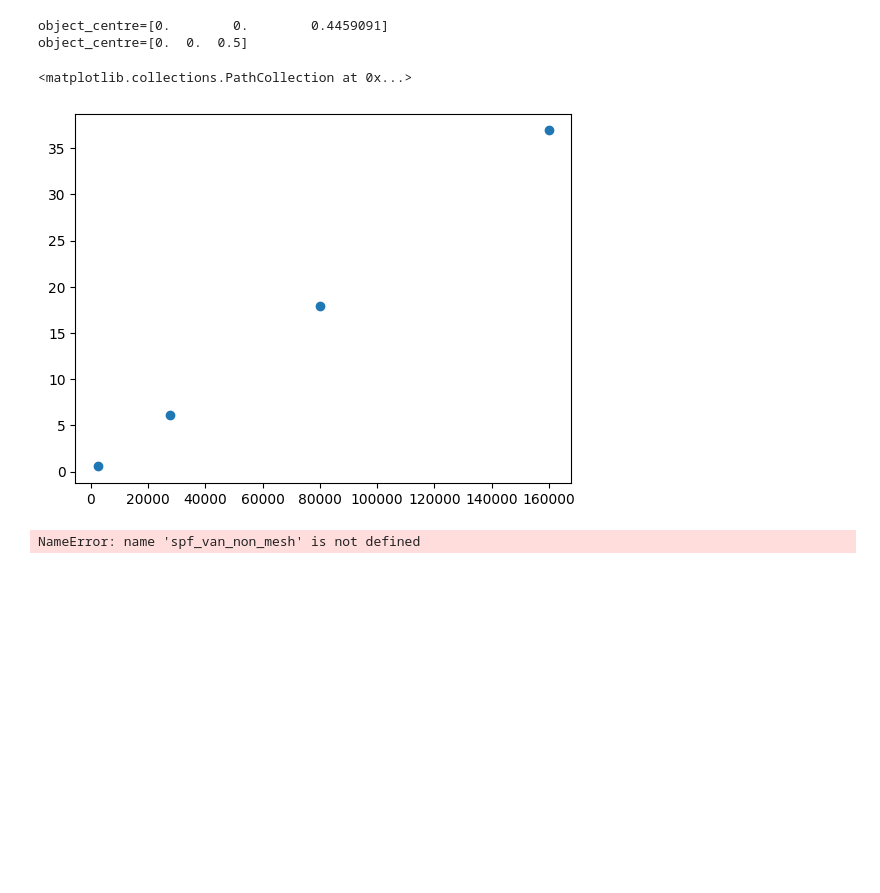
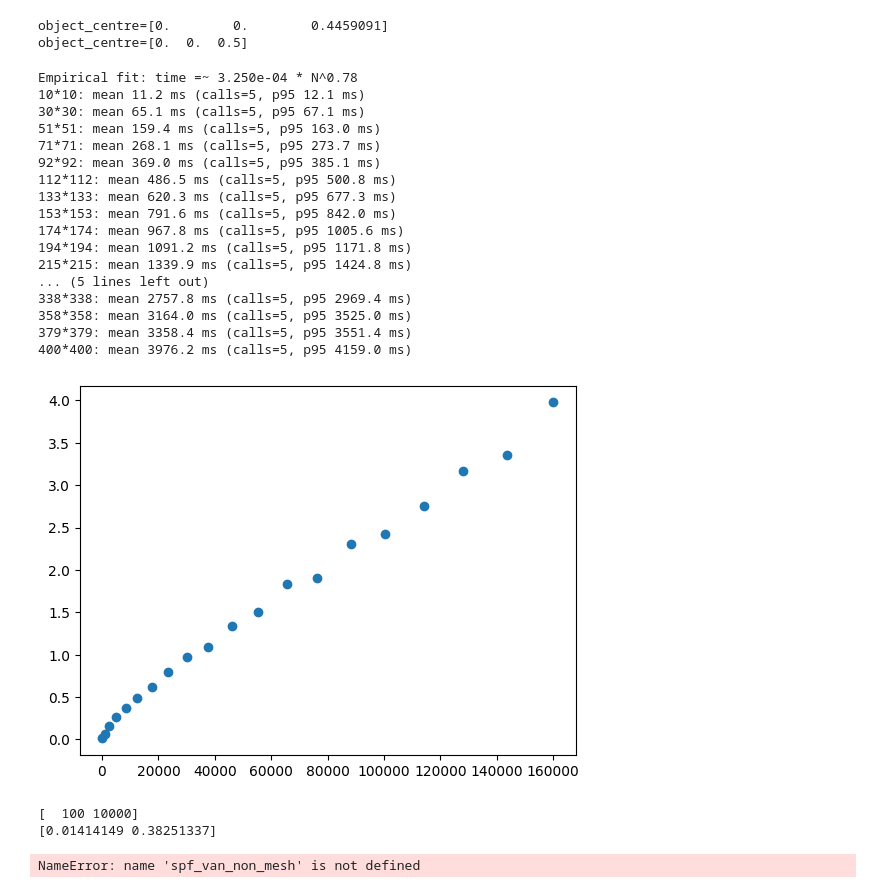
Before and after one commit to 10Electra/MSc-Project, a Jupyter notebook: notebooks/time_complexity.ipynb, the cells around one changed output. Saved outputs shown, nothing was run; the diff lists cells and outputs as text; code cells hidden in the pictures; blank space fills up the shorter version.

Commit message:
Add complexity results

```diff
--- a/notebooks/time_complexity.ipynb
+++ b/notebooks/time_complexity.ipynb
@@ -151,11 +133,11 @@ for width, height in zip(widths, heights):
 from time import perf_counter
 import gc
 
-K = 4
-widths  = np.linspace(50, 400, K, dtype=int)
-heights = np.linspace(50, 400, K, dtype=int)
+K = 20
+widths  = np.linspace(10, 500, K, dtype=int)
+heights = np.linspace(10, 500, K, dtype=int)
 
-runs_per_size = 1
+runs_per_size = 5
 
 results = []
 
@@ -186,42 +168,69 @@ for i, (width, height) in enumerate(zip(widths, heights)):
                 h_alpha=3.0, r_alpha=2.5,
                 nrm_shift_iters=2, nrm_smth_iters=1,
                 sigma_theta=0.1,
                 normal_diff_thresh=20,
                 ball_radius_percentiles=[0,1,5,10,15,25,35,50,65,75,85,90,95,99],
                 bilateral_weight_update=False,
                 shift_all=False,
             )
             per_call_times.append(perf_counter() - t0)
 
     # summarise for this size
     per_call_times = np.array(per_call_times)
     results.append({
         "width":  int(width),
         "height": int(height),
         "N":      int(width*height),
         "calls":  len(per_call_times),
         "mean_s": per_call_times.mean(),
         "median_s": np.median(per_call_times),
         "p95_s":  np.quantile(per_call_times, 0.95),
     })
 
 N = np.array([r["N"] for r in results], dtype=float)
 T = np.array([r["mean_s"] for r in results], dtype=float)
 
+np.savetxt("N.txt", N.astype(int), fmt="%d")
+np.savetxt("T.txt", T.astype(float), fmt="%.9e")
+
 plt.scatter(N,T)
 
 # complexity fit: T =~ k * N^p
-# mask = (N > 0) & (T > 0)
-# p, logk = np.polyfit(np.log(N[mask]), np.log(T[mask]), 1)
-# k = np.exp(logk)
+mask = (N > 0) & (T > 0)
+p, logk = np.polyfit(np.log(N[mask]), np.log(T[mask]), 1)
+k = np.exp(logk)
 
-# print(f"Empirical fit: time =~ {k:.3e} * N^{p:.2f}")
-# for r in results:
-#     print(f'{r["width"]}*{r["height"]}: mean {r["mean_s"]*1e3:.1f} ms '
-#           f'(calls={r["calls"]}, p95 {r["p95_s"]*1e3:.1f} ms)')
+print(f"Empirical fit: time =~ {k:.3e} * N^{p:.2f}")
+for r in results:
+    print(f'{r["width"]}*{r["height"]}: mean {r["mean_s"]*1e3:.1f} ms '
+          f'(calls={r["calls"]}, p95 {r["p95_s"]*1e3:.1f} ms)')
 # %% [output]
-<matplotlib.collections.PathCollection at 0x...>
+Empirical fit: time =~ 3.250e-04 * N^0.78
+10*10: mean 11.2 ms (calls=5, p95 12.1 ms)
+30*30: mean 65.1 ms (calls=5, p95 67.1 ms)
+51*51: mean 159.4 ms (calls=5, p95 163.0 ms)
+71*71: mean 268.1 ms (calls=5, p95 273.7 ms)
+92*92: mean 369.0 ms (calls=5, p95 385.1 ms)
+112*112: mean 486.5 ms (calls=5, p95 500.8 ms)
+133*133: mean 620.3 ms (calls=5, p95 677.3 ms)
+153*153: mean 791.6 ms (calls=5, p95 842.0 ms)
+174*174: mean 967.8 ms (calls=5, p95 1005.6 ms)
+194*194: mean 1091.2 ms (calls=5, p95 1171.8 ms)
+215*215: mean 1339.9 ms (calls=5, p95 1424.8 ms)
+... (5 lines left out)
+338*338: mean 2757.8 ms (calls=5, p95 2969.4 ms)
+358*358: mean 3164.0 ms (calls=5, p95 3525.0 ms)
+379*379: mean 3358.4 ms (calls=5, p95 3551.4 ms)
+400*400: mean 3976.2 ms (calls=5, p95 4159.0 ms)
-[figure, old version]
+[figure, new version]
+# %%
+N_loaded = np.loadtxt("N.txt", dtype=int)
+T_loaded = np.loadtxt("T.txt")
+print(N_loaded)
+print(T_loaded)
+# %% [output]
+[  100 10000]
+[0.01414149 0.38251337]
 # %%
 o3d.visualization.draw_geometries([spf_unc_mesh])
 # %%
```
Also changed, not shown: parts of 2 cells of this notebook, 2 other files.
